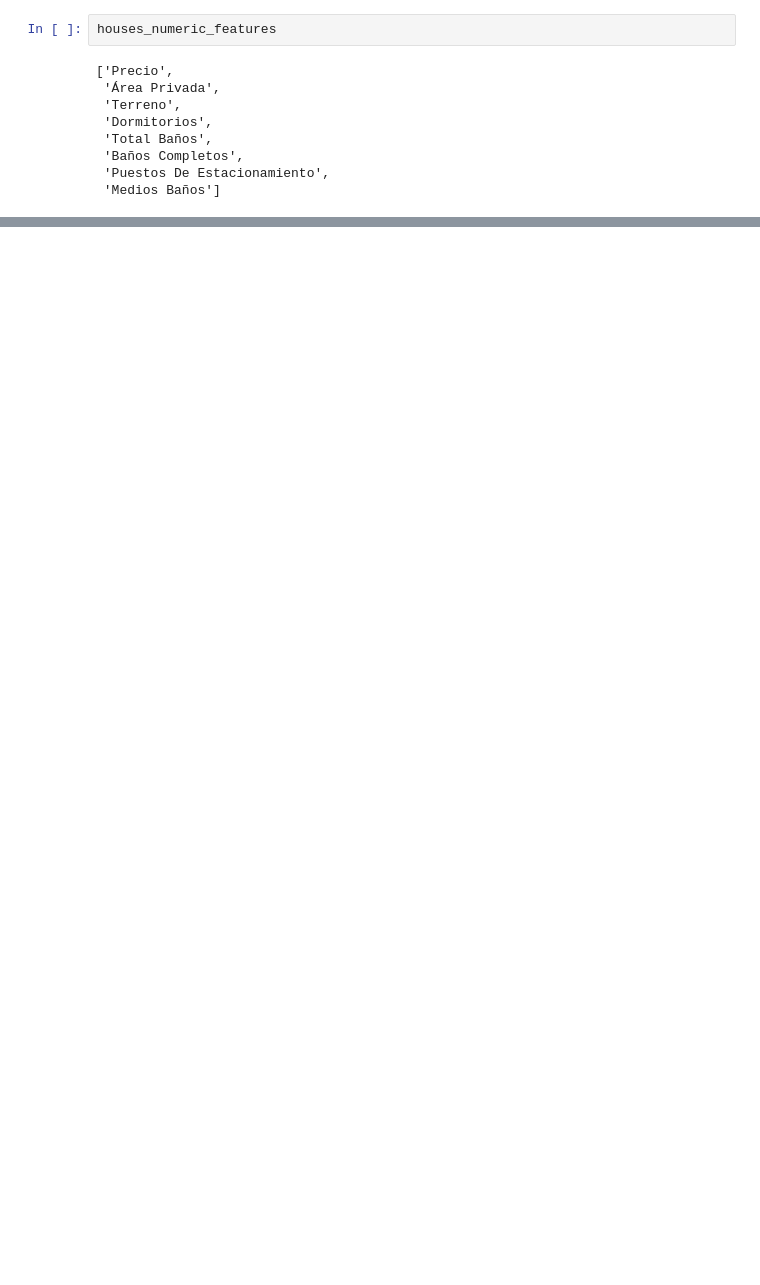
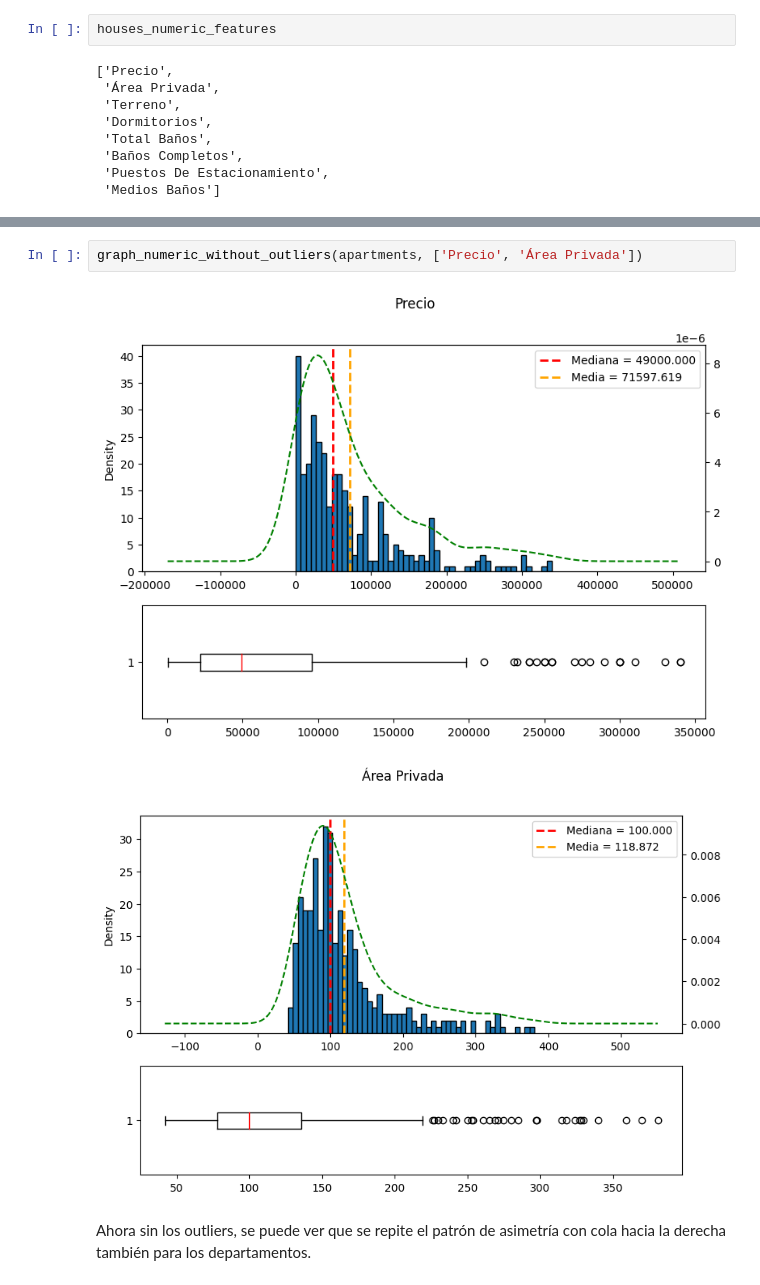
Before and after one commit to jmartinelena/propiedades-venezuela, a Jupyter notebook: data_analysis.ipynb, the cells around one changed output, grey strips where cells are left out. Saved outputs shown, nothing was run; the diff lists cells and outputs as text; blank space fills up the shorter version.

```diff
--- a/data_analysis.ipynb
+++ b/data_analysis.ipynb
@@ -126,0 +216,7 @@ graph_numeric_features(apartments, apartments_numeric_features)
+# %%
+graph_numeric_without_outliers(apartments, ['Precio', 'Área Privada'])
+# %% [output]
+[figure, added]
+[figure, added]
+# %% [markdown]
+Ahora sin los outliers, se puede ver que se repite el patrón de asimetría con cola hacia la derecha también para los departamentos.
```
Also changed, not shown: parts of 14 cells of this notebook.
